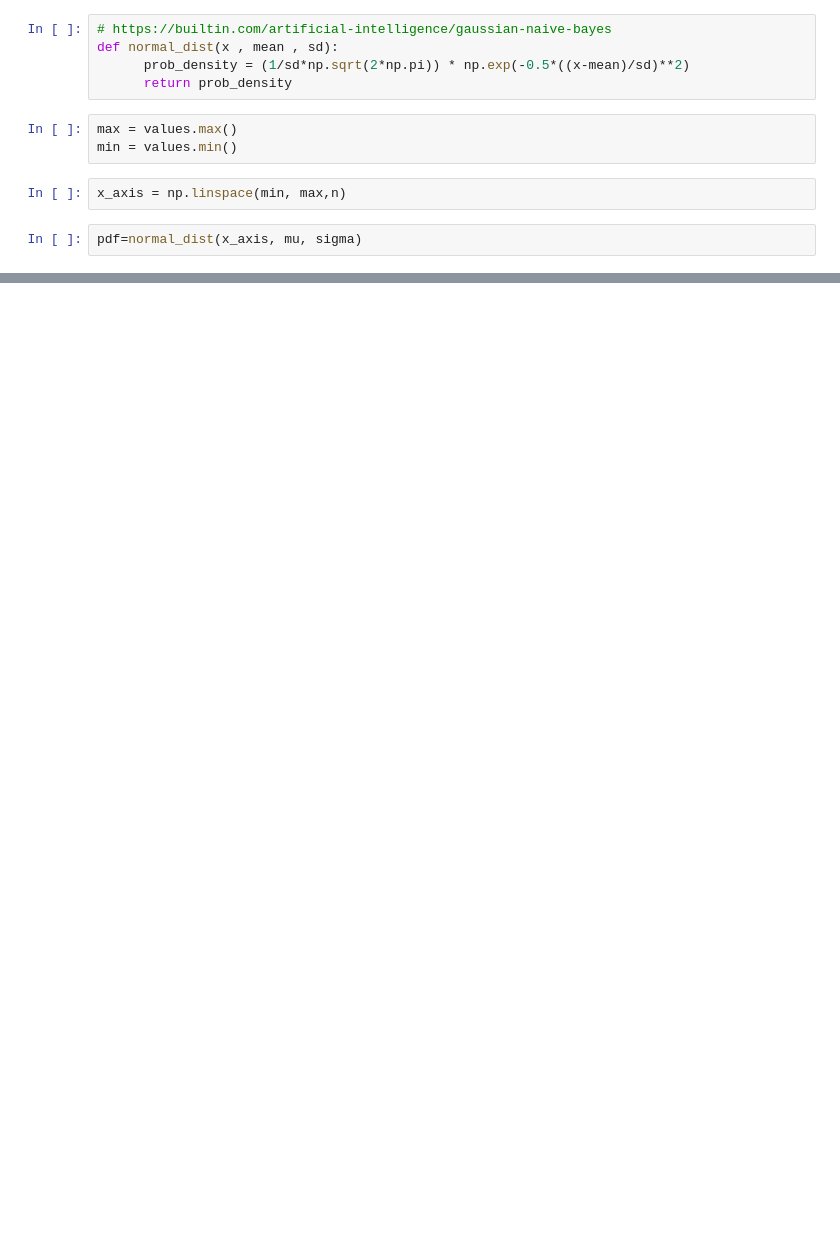
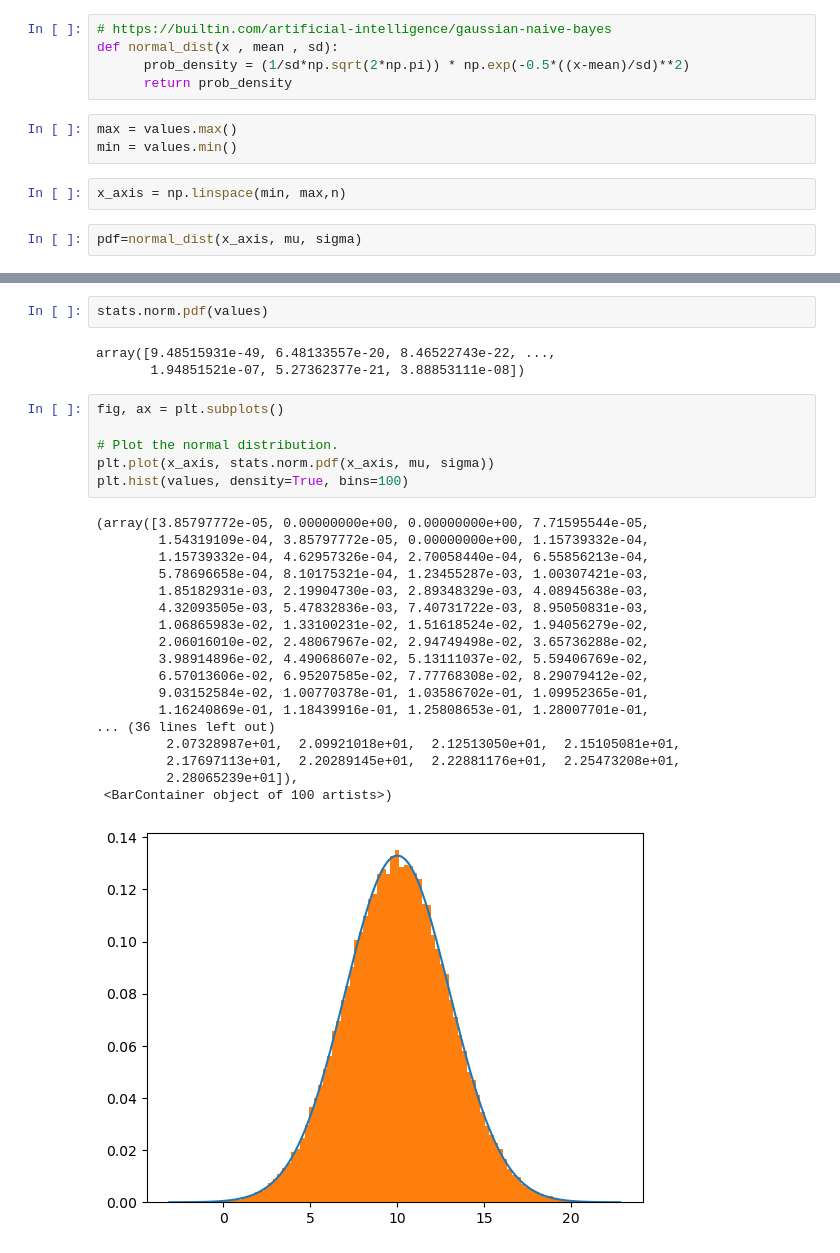
Before and after one commit to humphs078/applied_statistics, a Jupyter notebook: rough_work_and_planning/task_2/t2_rw.ipynb, the cells around one changed output, grey strips where cells are left out. Cells and saved outputs as stored; diff of their text form; blank space fills up the shorter version.

```diff
--- a/rough_work_and_planning/task_2/t2_rw.ipynb
+++ b/rough_work_and_planning/task_2/t2_rw.ipynb
@@ -59,0 +62,30 @@ plt.show()
+# %%
+stats.norm.pdf(values)
+# %% [output]
+array([9.48515931e-49, 6.48133557e-20, 8.46522743e-22, ...,
+       1.94851521e-07, 5.27362377e-21, 3.88853111e-08])
+# %%
+fig, ax = plt.subplots()
+
+# Plot the normal distribution.
+plt.plot(x_axis, stats.norm.pdf(x_axis, mu, sigma))
+plt.hist(values, density=True, bins=100)
+# %% [output]
+(array([3.85797772e-05, 0.00000000e+00, 0.00000000e+00, 7.71595544e-05,
+        1.54319109e-04, 3.85797772e-05, 0.00000000e+00, 1.15739332e-04,
+        1.15739332e-04, 4.62957326e-04, 2.70058440e-04, 6.55856213e-04,
+        5.78696658e-04, 8.10175321e-04, 1.23455287e-03, 1.00307421e-03,
+        1.85182931e-03, 2.19904730e-03, 2.89348329e-03, 4.08945638e-03,
+        4.32093505e-03, 5.47832836e-03, 7.40731722e-03, 8.95050831e-03,
+        1.06865983e-02, 1.33100231e-02, 1.51618524e-02, 1.94056279e-02,
+        2.06016010e-02, 2.48067967e-02, 2.94749498e-02, 3.65736288e-02,
+        3.98914896e-02, 4.49068607e-02, 5.13111037e-02, 5.59406769e-02,
+        6.57013606e-02, 6.95207585e-02, 7.77768308e-02, 8.29079412e-02,
+        9.03152584e-02, 1.00770378e-01, 1.03586702e-01, 1.09952365e-01,
+        1.16240869e-01, 1.18439916e-01, 1.25808653e-01, 1.28007701e-01,
+... (36 lines left out)
+         2.07328987e+01,  2.09921018e+01,  2.12513050e+01,  2.15105081e+01,
+         2.17697113e+01,  2.20289145e+01,  2.22881176e+01,  2.25473208e+01,
+         2.28065239e+01]),
+ <BarContainer object of 100 artists>)
+[figure, added]
```
Also changed, not shown: parts of 3 cells of this notebook, 1 other file.
